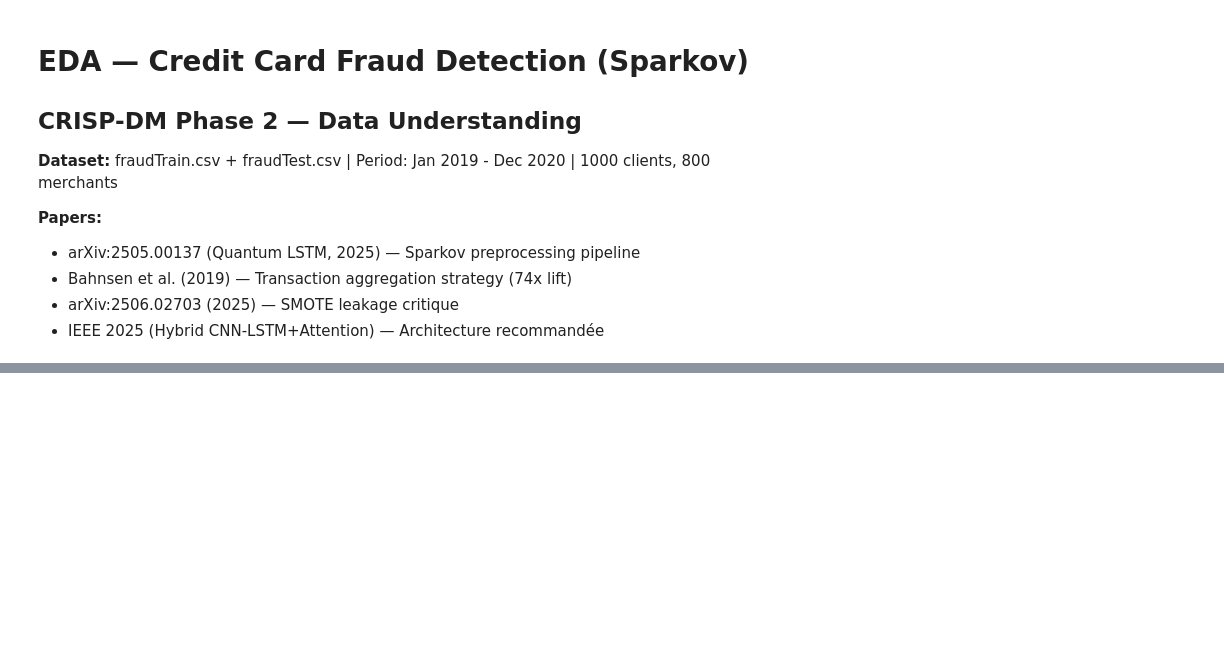
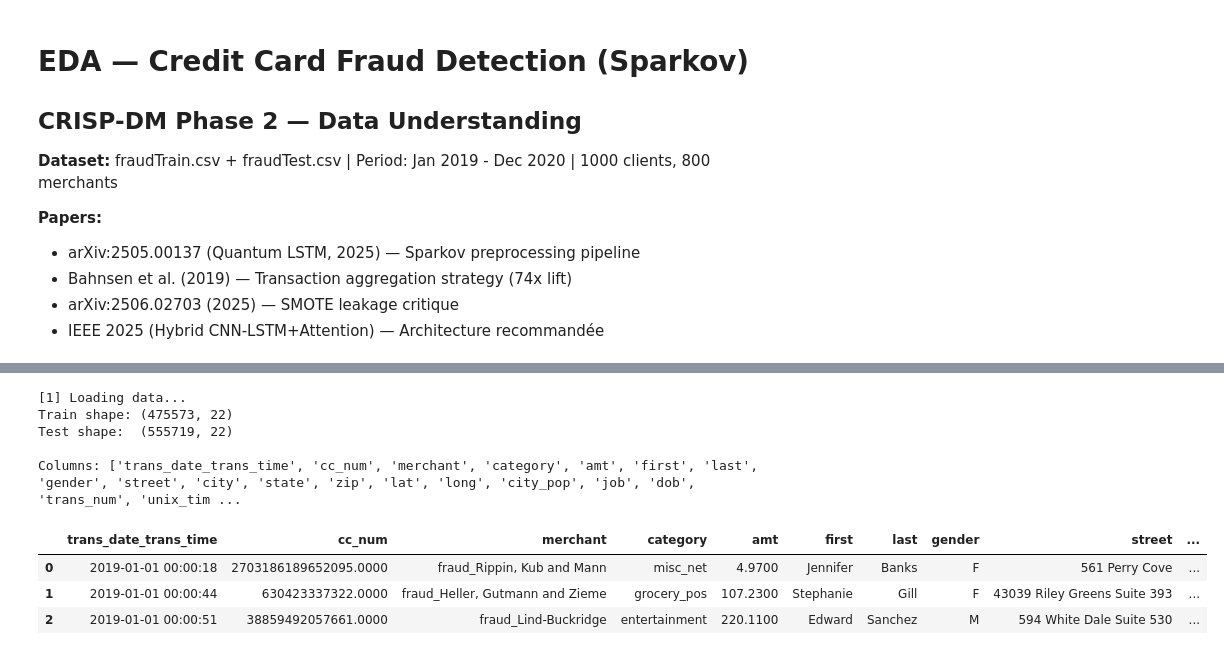
Before and after one commit to philips456/hybrid-ai-platform, a Jupyter notebook: notebooks/01_eda.ipynb, the cells around one changed output, grey strips where cells are left out. Cells and saved outputs as stored; diff of their text form; code cells hidden in the pictures; blank space fills up the shorter version.

```diff
--- a/notebooks/01_eda.ipynb
+++ b/notebooks/01_eda.ipynb
@@ -29,13 +32,29 @@ print('=' * 50)
 # %%
+
+from pathlib import Path
+
+DATA_PATH = Path(
+    "/mnt/c/Users/phili/OneDrive/Desktop/PFE-PROJET1.1/hybrid_ai_platform/data/raw/fraud_detection"
+)
 # Cell 2 — Load Data
 print('[1] Loading data...')
 train = pd.read_csv(DATA_PATH / 'fraudTrain.csv', index_col=0)
 test  = pd.read_csv(DATA_PATH / 'fraudTest.csv',  index_col=0)
 
 print(f'Train shape: {train.shape}')
 print(f'Test shape:  {test.shape}')
 print(f'\nColumns: {list(train.columns)}')
 train.head(3)
+# %% [output]
+[1] Loading data...
+Train shape: (475573, 22)
+Test shape:  (555719, 22)
+
+Columns: ['trans_date_trans_time', 'cc_num', 'merchant', 'category', 'amt', 'first', 'last', 'gender', 'street', 'city', 'state', 'zip', 'lat', 'long', 'city_pop', 'job', 'dob', 'trans_num', 'unix_tim ...
+|  | trans_date_trans_time | cc_num | merchant | category | amt | first | last | gender | street | ... |
+| 0 | 2019-01-01 00:00:18 | 2703186189652095.0000 | fraud_Rippin, Kub and Mann | misc_net | 4.9700 | Jennifer | Banks | F | 561 Perry Cove | ... |
+| 1 | 2019-01-01 00:00:44 | 630423337322.0000 | fraud_Heller, Gutmann and Zieme | grocery_pos | 107.2300 | Stephanie | Gill | F | 43039 Riley Greens Suite 393 | ... |
+| 2 | 2019-01-01 00:00:51 | 38859492057661.0000 | fraud_Lind-Buckridge | entertainment | 220.1100 | Edward | Sanchez | M | 594 White Dale Suite 530 | ... |
 # %%
 # Cell 3 — Basic Info
 print('[2] Data Types & Missing Values')
```
Also changed, not shown: parts of 10 cells of this notebook, 10 other files.
